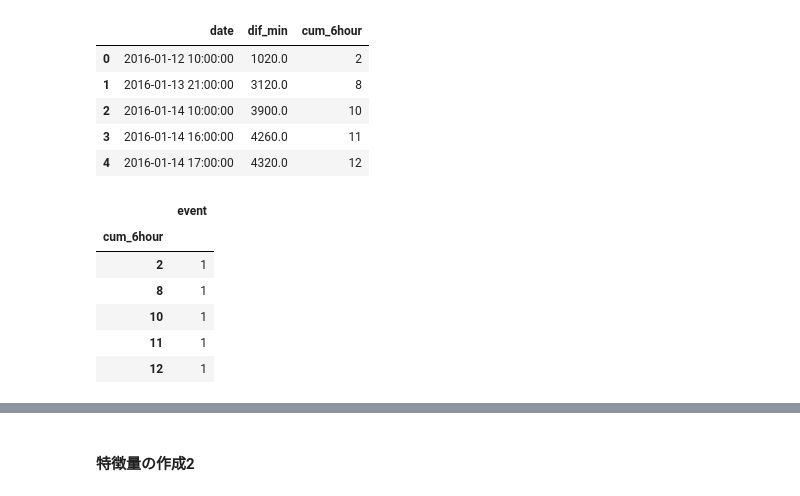
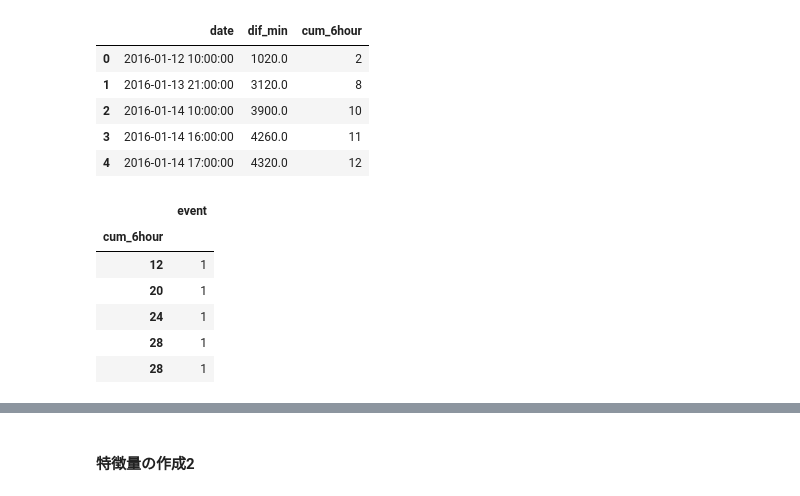
Before and after one commit to furu8/Data-preprocessing, a Jupyter notebook: 4.時系列データ/chap6-2.ipynb, the cells around one changed output, grey strips where cells are left out. Cells and saved outputs as stored; diff of their text form; code cells hidden in the pictures.

```diff
--- a/4.時系列データ/chap6-2.ipynb
+++ b/4.時系列データ/chap6-2.ipynb
@@ -221,24 +221,24 @@ event_df.head()
 # %%
 # 異常が発生したとしてフラグ1を立てる
 event_df['event'] = 1
 
 # cum_6hourとeventのみ抽出
 event_df = event_df[['cum_6hour', 'event']]
-event_df = event_df[~event_df.duplicated()]
+event_df = event_df[event_df.duplicated()]
 
 # cum_6hourをインデックス化
 event_df = event_df.set_index(['cum_6hour'])
 
 # 先頭から5行目まで表示
 event_df.head()
 # %% [output]
 |  | event |
 | cum_6hour |  |
-| 2 | 1 |
-| 8 | 1 |
-| 10 | 1 |
-| 11 | 1 |
 | 12 | 1 |
+| 20 | 1 |
+| 24 | 1 |
+| 28 | 1 |
+| 28 | 1 |
 # %%
 # 特徴量と目的変数をインデックスで結合
 dat_event = dat_features.join(event_df, how='left')
```
Also changed, not shown: parts of 14 cells of this notebook.
